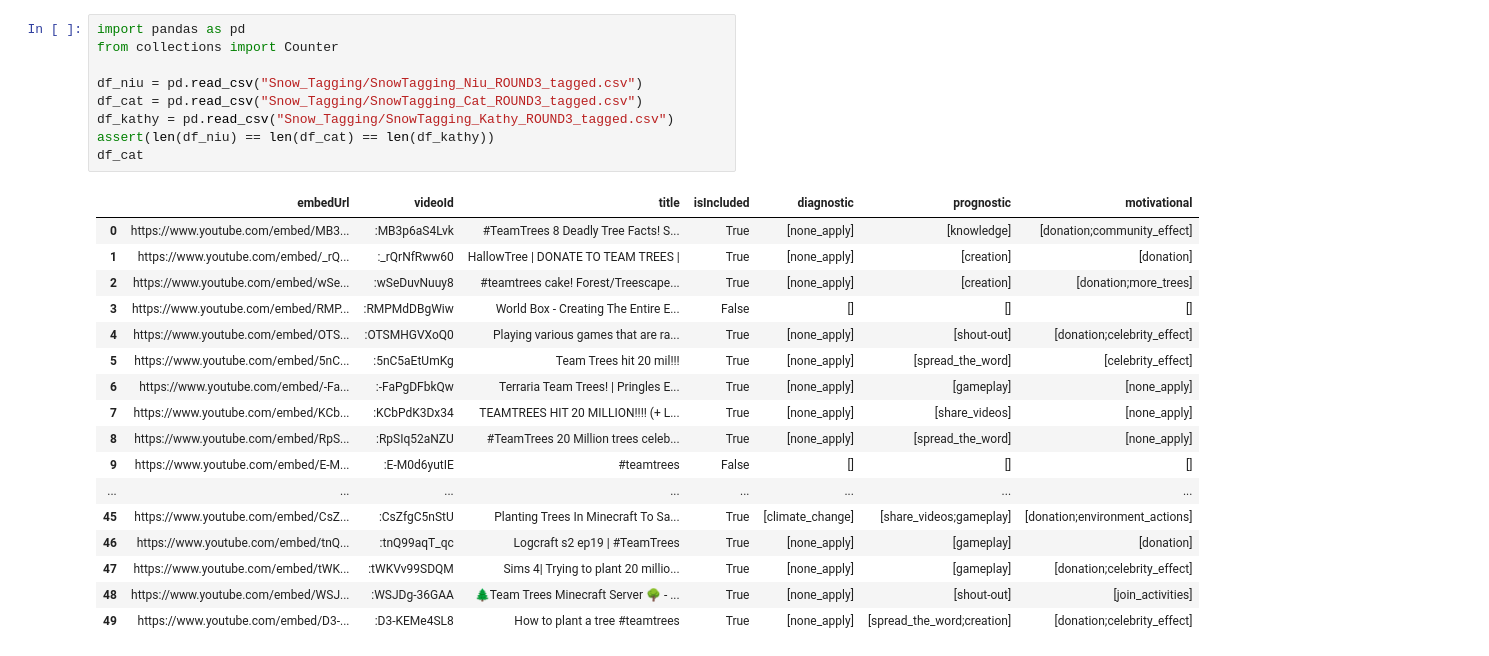
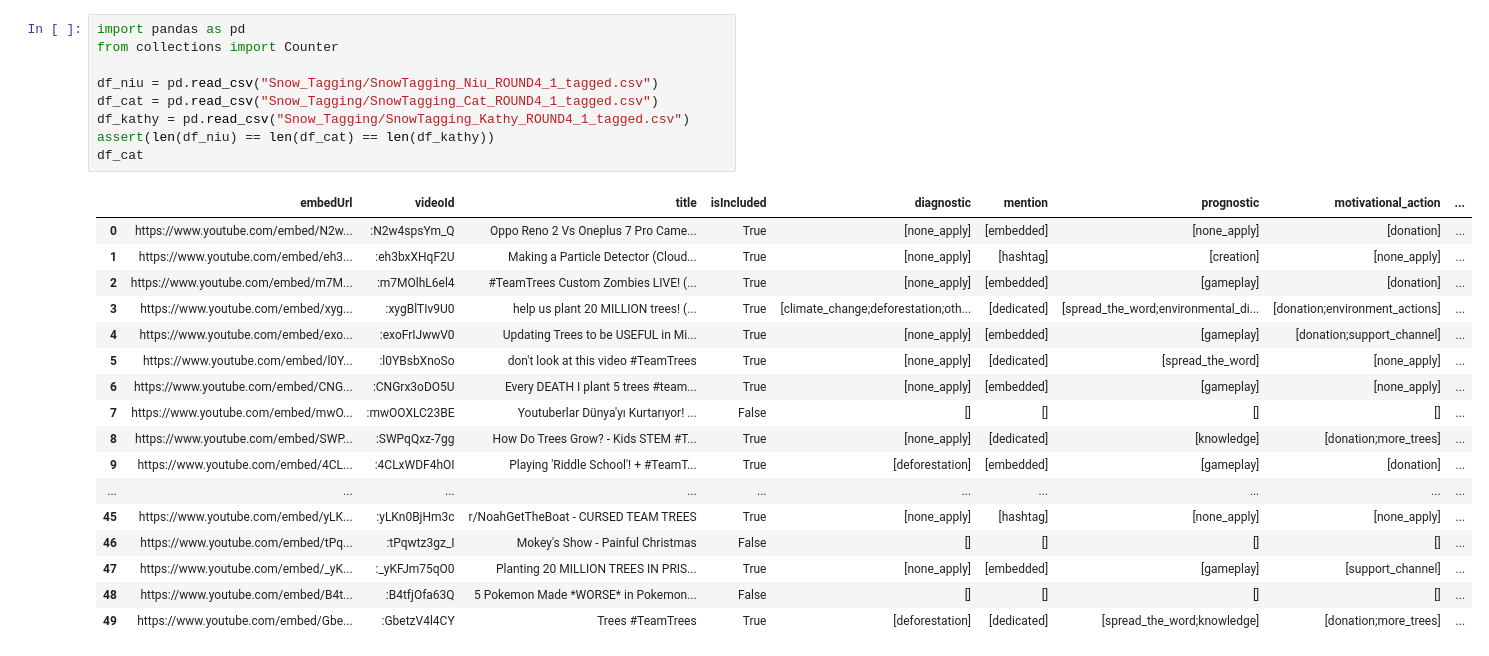
Before and after one commit to shuoniu89/TeamTrees2, a Jupyter notebook: agree_rate_snow_tagging.ipynb, the cells around one changed output. Saved outputs shown, nothing was run; the diff lists cells and outputs as text.

Commit message:
fixed Knowledge wording, generated round 4.2 files, added filtered csv files

```diff
--- a/agree_rate_snow_tagging.ipynb
+++ b/agree_rate_snow_tagging.ipynb
@@ -1,27 +1,27 @@
 # %%
 import pandas as pd
 from collections import Counter
 
-df_niu = pd.read_csv("Snow_Tagging/SnowTagging_Niu_ROUND3_tagged.csv")
-df_cat = pd.read_csv("Snow_Tagging/SnowTagging_Cat_ROUND3_tagged.csv")
-df_kathy = pd.read_csv("Snow_Tagging/SnowTagging_Kathy_ROUND3_tagged.csv")
+df_niu = pd.read_csv("Snow_Tagging/SnowTagging_Niu_ROUND4_1_tagged.csv")
+df_cat = pd.read_csv("Snow_Tagging/SnowTagging_Cat_ROUND4_1_tagged.csv")
+df_kathy = pd.read_csv("Snow_Tagging/SnowTagging_Kathy_ROUND4_1_tagged.csv")
 assert(len(df_niu) == len(df_cat) == len(df_kathy))
 df_cat
 # %% [output]
-|  | embedUrl | videoId | title | isIncluded | diagnostic | prognostic | motivational |
-| 0 | https://www.youtube.com/embed/MB3... | :MB3p6aS4Lvk | #TeamTrees 8 Deadly Tree Facts! S... | True | [none_apply] | [knowledge] | [donation;community_effect] |
-| 1 | https://www.youtube.com/embed/_rQ... | :_rQrNfRww60 | HallowTree | DONATE TO TEAM TREES | | True | [none_apply] | [creation] | [donation] |
-| 2 | https://www.youtube.com/embed/wSe... | :wSeDuvNuuy8 | #teamtrees cake! Forest/Treescape... | True | [none_apply] | [creation] | [donation;more_trees] |
-| 3 | https://www.youtube.com/embed/RMP... | :RMPMdDBgWiw | World Box - Creating The Entire E... | False | [] | [] | [] |
-| 4 | https://www.youtube.com/embed/OTS... | :OTSMHGVXoQ0 | Playing various games that are ra... | True | [none_apply] | [shout-out] | [donation;celebrity_effect] |
-| 5 | https://www.youtube.com/embed/5nC... | :5nC5aEtUmKg | Team Trees hit 20 mil!!! | True | [none_apply] | [spread_the_word] | [celebrity_effect] |
-| 6 | https://www.youtube.com/embed/-Fa... | :-FaPgDFbkQw | Terraria Team Trees! | Pringles E... | True | [none_apply] | [gameplay] | [none_apply] |
-| 7 | https://www.youtube.com/embed/KCb... | :KCbPdK3Dx34 | TEAMTREES HIT 20 MILLION!!!! (+ L... | True | [none_apply] | [share_videos] | [none_apply] |
-| 8 | https://www.youtube.com/embed/RpS... | :RpSIq52aNZU | #TeamTrees 20 Million trees celeb... | True | [none_apply] | [spread_the_word] | [none_apply] |
-| 9 | https://www.youtube.com/embed/E-M... | :E-M0d6yutIE | #teamtrees | False | [] | [] | [] |
-| ... | ... | ... | ... | ... | ... | ... | ... |
-| 45 | https://www.youtube.com/embed/CsZ... | :CsZfgC5nStU | Planting Trees In Minecraft To Sa... | True | [climate_change] | [share_videos;gameplay] | [donation;environment_actions] |
-| 46 | https://www.youtube.com/embed/tnQ... | :tnQ99aqT_qc | Logcraft s2 ep19 | #TeamTrees | True | [none_apply] | [gameplay] | [donation] |
-| 47 | https://www.youtube.com/embed/tWK... | :tWKVv99SDQM | Sims 4| Trying to plant 20 millio... | True | [none_apply] | [gameplay] | [donation;celebrity_effect] |
-| 48 | https://www.youtube.com/embed/WSJ... | :WSJDg-36GAA | 🌲Team Trees Minecraft Server 🌳 - ... | True | [none_apply] | [shout-out] | [join_activities] |
-| 49 | https://www.youtube.com/embed/D3-... | :D3-KEMe4SL8 | How to plant a tree #teamtrees | True | [none_apply] | [spread_the_word;creation] | [donation;celebrity_effect] |
+|  | embedUrl | videoId | title | isIncluded | diagnostic | mention | prognostic | motivational_action | ... |
+| 0 | https://www.youtube.com/embed/N2w... | :N2w4spsYm_Q | Oppo Reno 2 Vs Oneplus 7 Pro Came... | True | [none_apply] | [embedded] | [none_apply] | [donation] | ... |
+| 1 | https://www.youtube.com/embed/eh3... | :eh3bxXHqF2U | Making a Particle Detector (Cloud... | True | [none_apply] | [hashtag] | [creation] | [none_apply] | ... |
+| 2 | https://www.youtube.com/embed/m7M... | :m7MOlhL6el4 | #TeamTrees Custom Zombies LIVE! (... | True | [none_apply] | [embedded] | [gameplay] | [donation] | ... |
+| 3 | https://www.youtube.com/embed/xyg... | :xygBlTIv9U0 | help us plant 20 MILLION trees! (... | True | [climate_change;deforestation;oth... | [dedicated] | [spread_the_word;environmental_di... | [donation;environment_actions] | ... |
+| 4 | https://www.youtube.com/embed/exo... | :exoFrIJwwV0 | Updating Trees to be USEFUL in Mi... | True | [none_apply] | [embedded] | [gameplay] | [donation;support_channel] | ... |
+| 5 | https://www.youtube.com/embed/l0Y... | :l0YBsbXnoSo | don't look at this video #TeamTrees | True | [none_apply] | [dedicated] | [spread_the_word] | [none_apply] | ... |
+| 6 | https://www.youtube.com/embed/CNG... | :CNGrx3oDO5U | Every DEATH I plant 5 trees #team... | True | [none_apply] | [embedded] | [gameplay] | [none_apply] | ... |
+| 7 | https://www.youtube.com/embed/mwO... | :mwOOXLC23BE | Youtuberlar Dünya'yı Kurtarıyor! ... | False | [] | [] | [] | [] | ... |
+| 8 | https://www.youtube.com/embed/SWP... | :SWPqQxz-7gg | How Do Trees Grow? - Kids STEM #T... | True | [none_apply] | [dedicated] | [knowledge] | [donation;more_trees] | ... |
+| 9 | https://www.youtube.com/embed/4CL... | :4CLxWDF4hOI | Playing 'Riddle School'! + #TeamT... | True | [deforestation] | [embedded] | [gameplay] | [donation] | ... |
+| ... | ... | ... | ... | ... | ... | ... | ... | ... | ... |
+| 45 | https://www.youtube.com/embed/yLK... | :yLKn0BjHm3c | r/NoahGetTheBoat - CURSED TEAM TREES | True | [none_apply] | [hashtag] | [none_apply] | [none_apply] | ... |
+| 46 | https://www.youtube.com/embed/tPq... | :tPqwtz3gz_I | Mokey's Show - Painful Christmas | False | [] | [] | [] | [] | ... |
+| 47 | https://www.youtube.com/embed/_yK... | :_yKFJm75qO0 | Planting 20 MILLION TREES IN PRIS... | True | [none_apply] | [embedded] | [gameplay] | [support_channel] | ... |
+| 48 | https://www.youtube.com/embed/B4t... | :B4tfjOfa63Q | 5 Pokemon Made *WORSE* in Pokemon... | False | [] | [] | [] | [] | ... |
+| 49 | https://www.youtube.com/embed/Gbe... | :GbetzV4l4CY | Trees #TeamTrees | True | [deforestation] | [dedicated] | [spread_the_word;knowledge] | [donation;more_trees] | ... |
```
Also changed, not shown: parts of 3 cells of this notebook, 18 other files.
